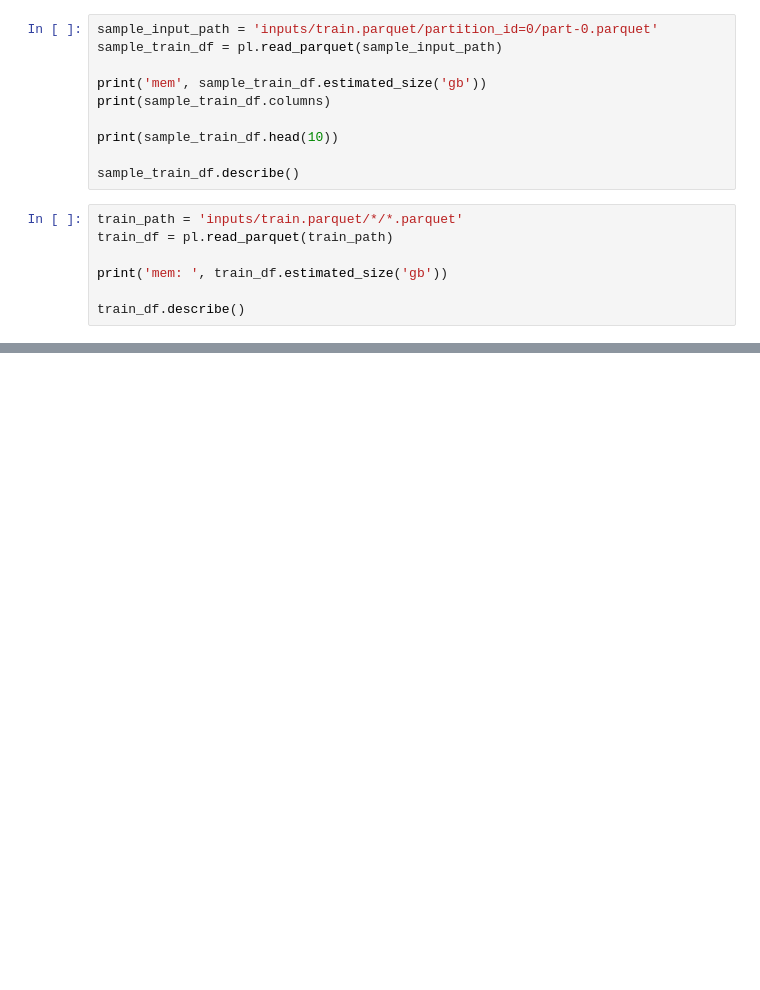
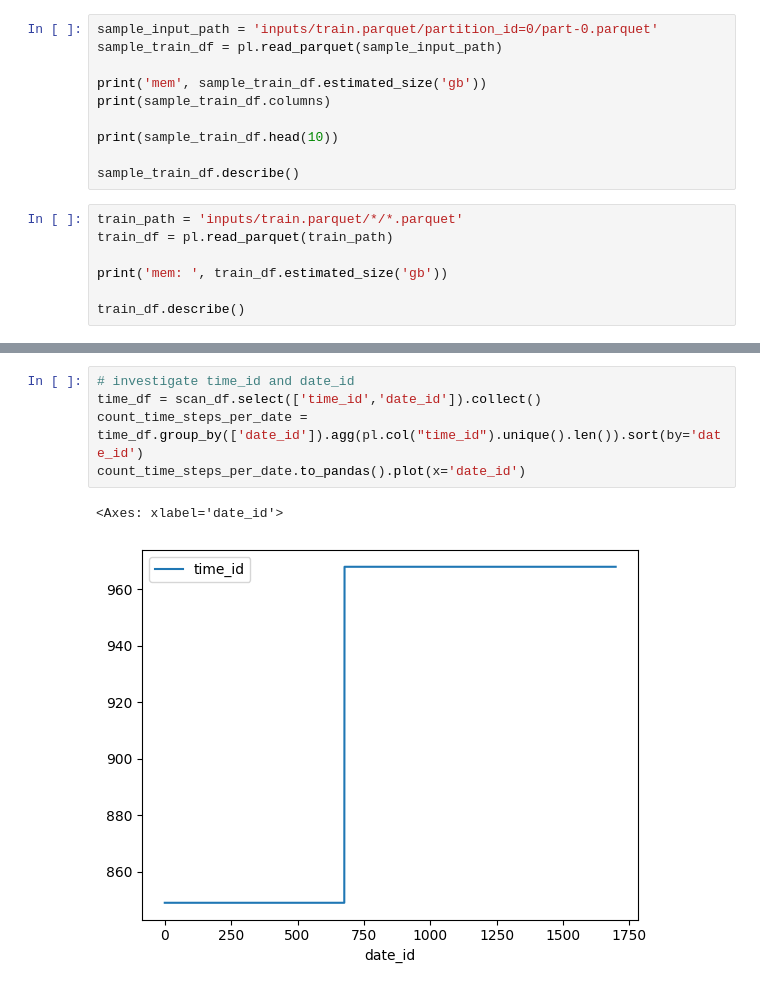
Before and after one commit to affNVu/kaggle, a Jupyter notebook: JS-RMF/exploratory.ipynb, the cells around one changed output, grey strips where cells are left out. Saved outputs shown, nothing was run; the diff lists cells and outputs as text; blank space fills up the shorter version.

```diff
--- a/JS-RMF/exploratory.ipynb
+++ b/JS-RMF/exploratory.ipynb
@@ -102,0 +148,8 @@ plt.show()
+# %%
+# investigate time_id and date_id
+time_df = scan_df.select(['time_id','date_id']).collect()
+count_time_steps_per_date = time_df.group_by(['date_id']).agg(pl.col("time_id").unique().len()).sort(by='date_id')
+count_time_steps_per_date.to_pandas().plot(x='date_id')
+# %% [output]
+<Axes: xlabel='date_id'>
+[figure, added]
```
Also changed, not shown: parts of 11 cells of this notebook, 2 other files.
